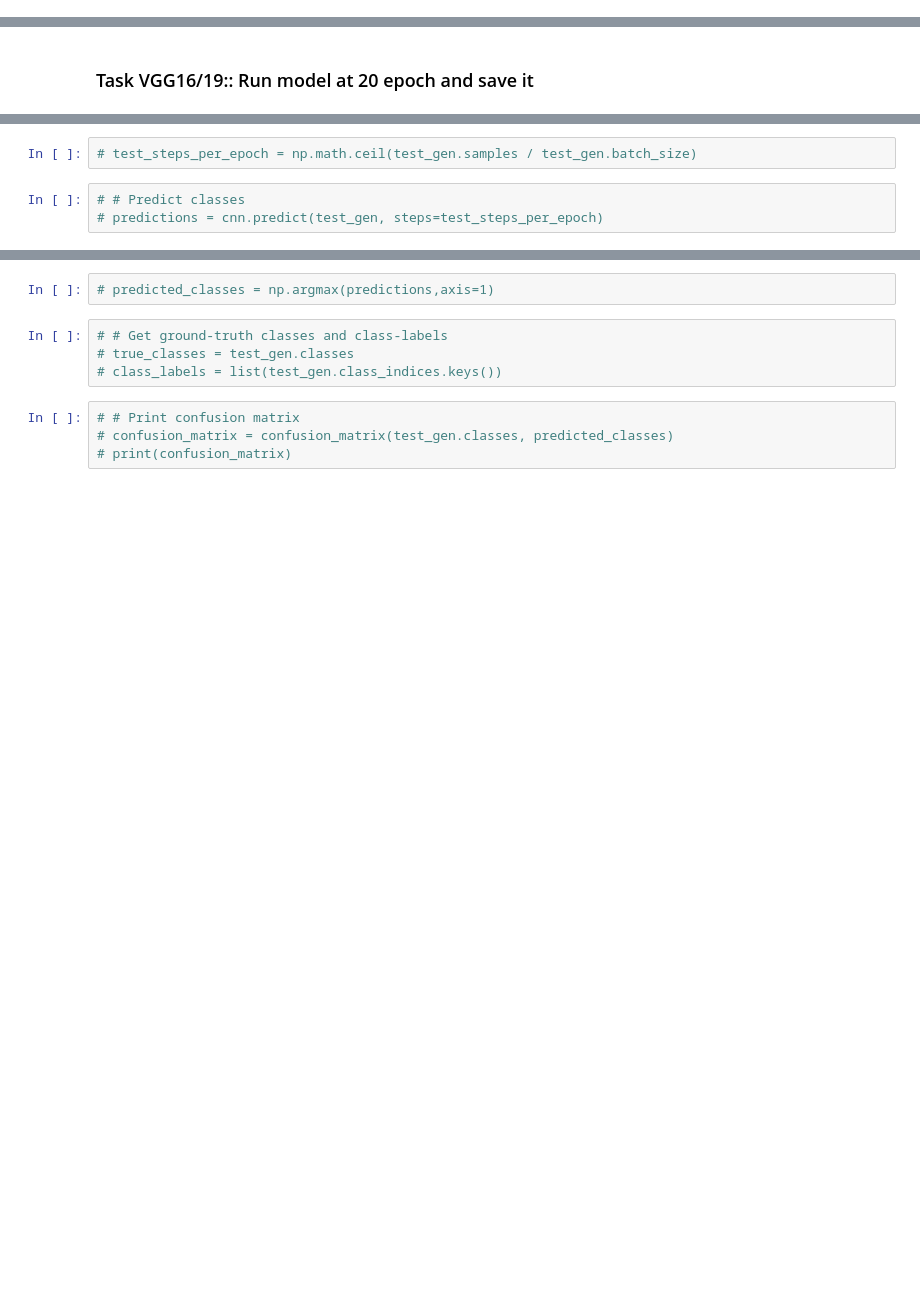
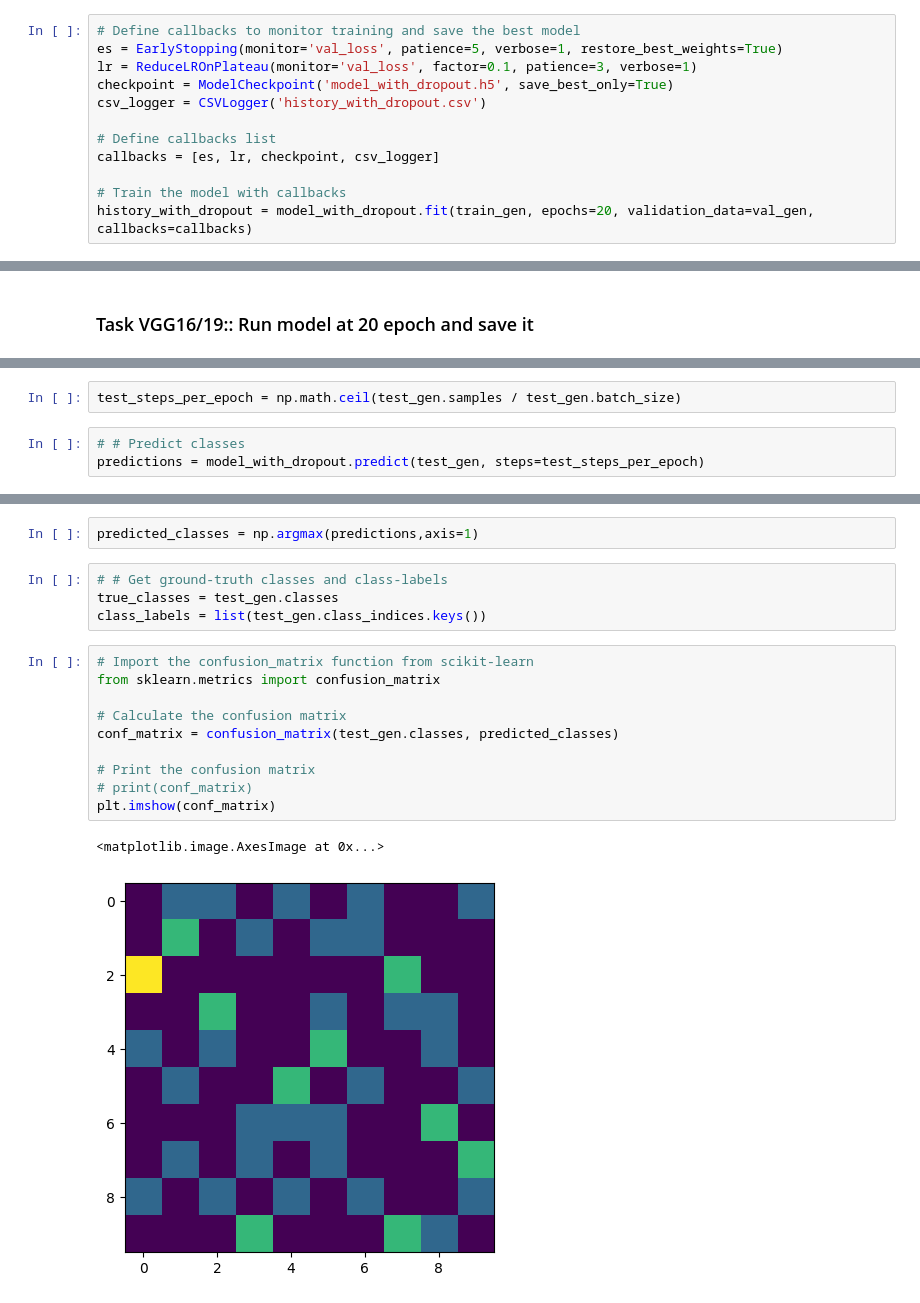
Before and after one commit to anuragsgupta/Tomato-Plant-Disease-Detection, a Jupyter notebook: PlantDisease.ipynb, the cells around one changed output, grey strips where cells are left out. Saved outputs shown, nothing was run; the diff lists cells and outputs as text; blank space fills up the shorter version.

```diff
--- a/PlantDisease.ipynb
+++ b/PlantDisease.ipynb
@@ -658,0 +622,12 @@ Epoch 20/20
+# %%
+# Define callbacks to monitor training and save the best model
+es = EarlyStopping(monitor='val_loss', patience=5, verbose=1, restore_best_weights=True)
+lr = ReduceLROnPlateau(monitor='val_loss', factor=0.1, patience=3, verbose=1)
+checkpoint = ModelCheckpoint('model_with_dropout.h5', save_best_only=True)
+csv_logger = CSVLogger('history_with_dropout.csv')
+
+# Define callbacks list
+callbacks = [es, lr, checkpoint, csv_logger]
+
+# Train the model with callbacks
+history_with_dropout = model_with_dropout.fit(train_gen, epochs=20, validation_data=val_gen, callbacks=callbacks)
@@ -715,5 +727,5 @@ NameError: name 'history' is not defined
 # %%
-# test_steps_per_epoch = np.math.ceil(test_gen.samples / test_gen.batch_size)
+test_steps_per_epoch = np.math.ceil(test_gen.samples / test_gen.batch_size)
 # %%
 # # Predict classes
-# predictions = cnn.predict(test_gen, steps=test_steps_per_epoch)
+predictions = model_with_dropout.predict(test_gen, steps=test_steps_per_epoch)
@@ -722,11 +740,20 @@ NameError: name 'history' is not defined
 # %%
-# predicted_classes = np.argmax(predictions,axis=1)
+predicted_classes = np.argmax(predictions,axis=1)
 # %%
 # # Get ground-truth classes and class-labels
-# true_classes = test_gen.classes
-# class_labels = list(test_gen.class_indices.keys())
+true_classes = test_gen.classes
+class_labels = list(test_gen.class_indices.keys())
-# %%
-# # Print confusion matrix
-# confusion_matrix = confusion_matrix(test_gen.classes, predicted_classes)
-# print(confusion_matrix)
+# %%
+# Import the confusion_matrix function from scikit-learn
+from sklearn.metrics import confusion_matrix
+
+# Calculate the confusion matrix
+conf_matrix = confusion_matrix(test_gen.classes, predicted_classes)
+
+# Print the confusion matrix
+# print(conf_matrix)
+plt.imshow(conf_matrix)
+# %% [output]
+<matplotlib.image.AxesImage at 0x...>
+[figure, added]
 # %%
```
Also changed, not shown: parts of 52 cells of this notebook.
